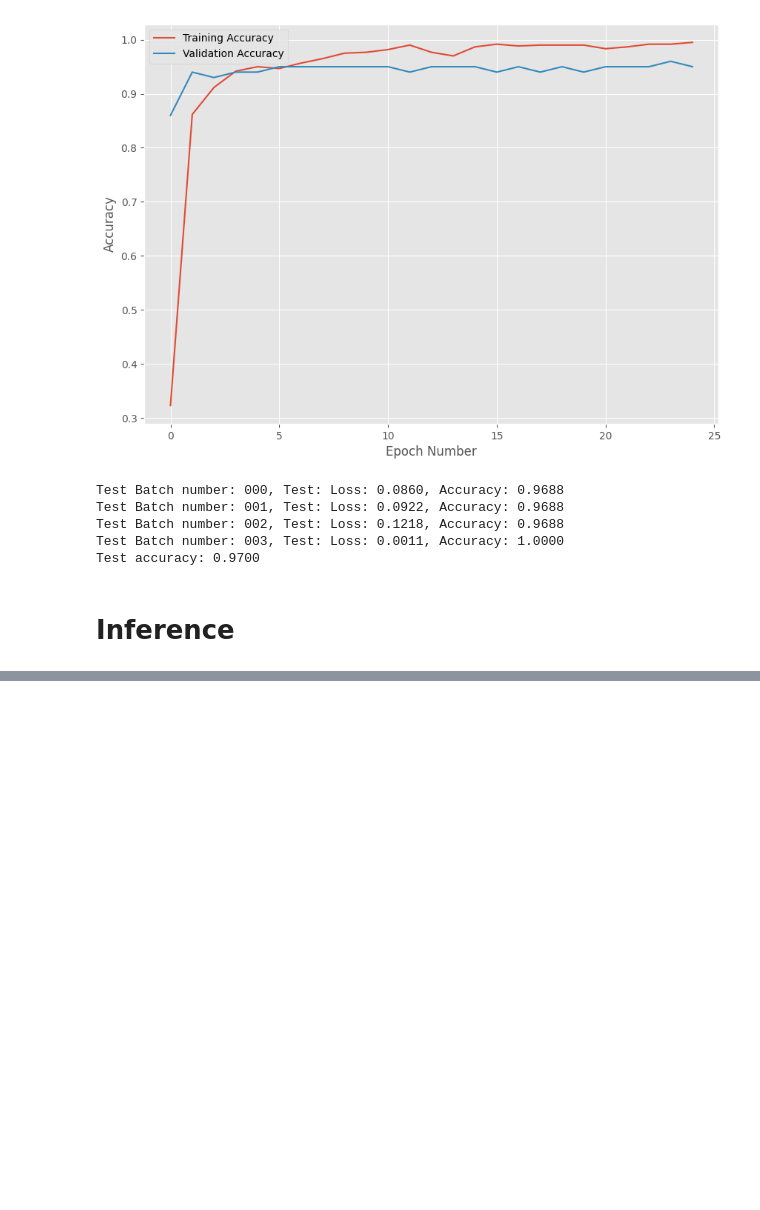
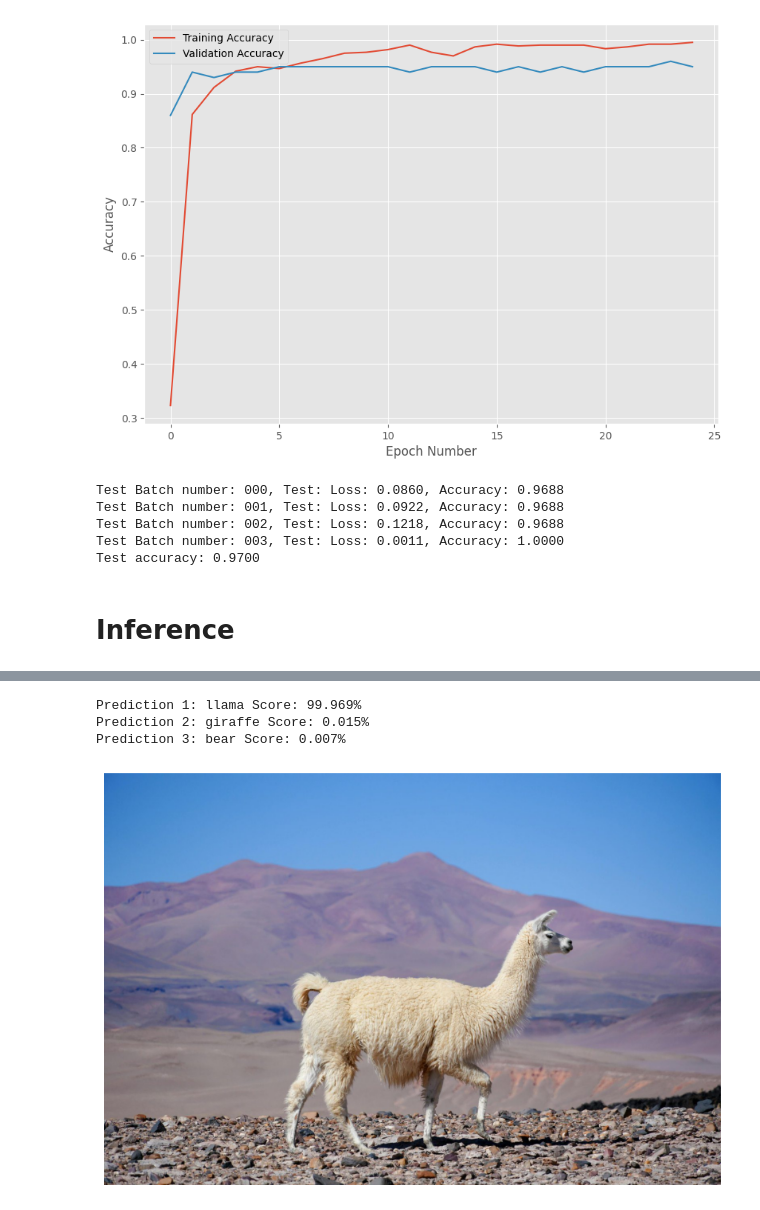
Before and after one commit to alifkurniawan/pytorch-explore, a Jupyter notebook: 06_Image_classification_using_transfer_learning.ipynb, the cells around one changed output, grey strips where cells are left out. Drawn from its saved outputs; the diff is of its cells as text; code cells hidden in the pictures; blank space fills up the shorter version.

```diff
--- a/06_Image_classification_using_transfer_learning.ipynb
+++ b/06_Image_classification_using_transfer_learning.ipynb
@@ -388,0 +402,7 @@ KeyError: np.float32(0.99990654)
+# %%
+predict(model, 'llama_.jpg')
+# %% [output]
+Prediction 1: llama Score: 99.969%
+Prediction 2: giraffe Score: 0.015%
+Prediction 3: bear Score: 0.007%
+[figure, added]
```
Also changed, not shown: parts of 4 cells of this notebook.
